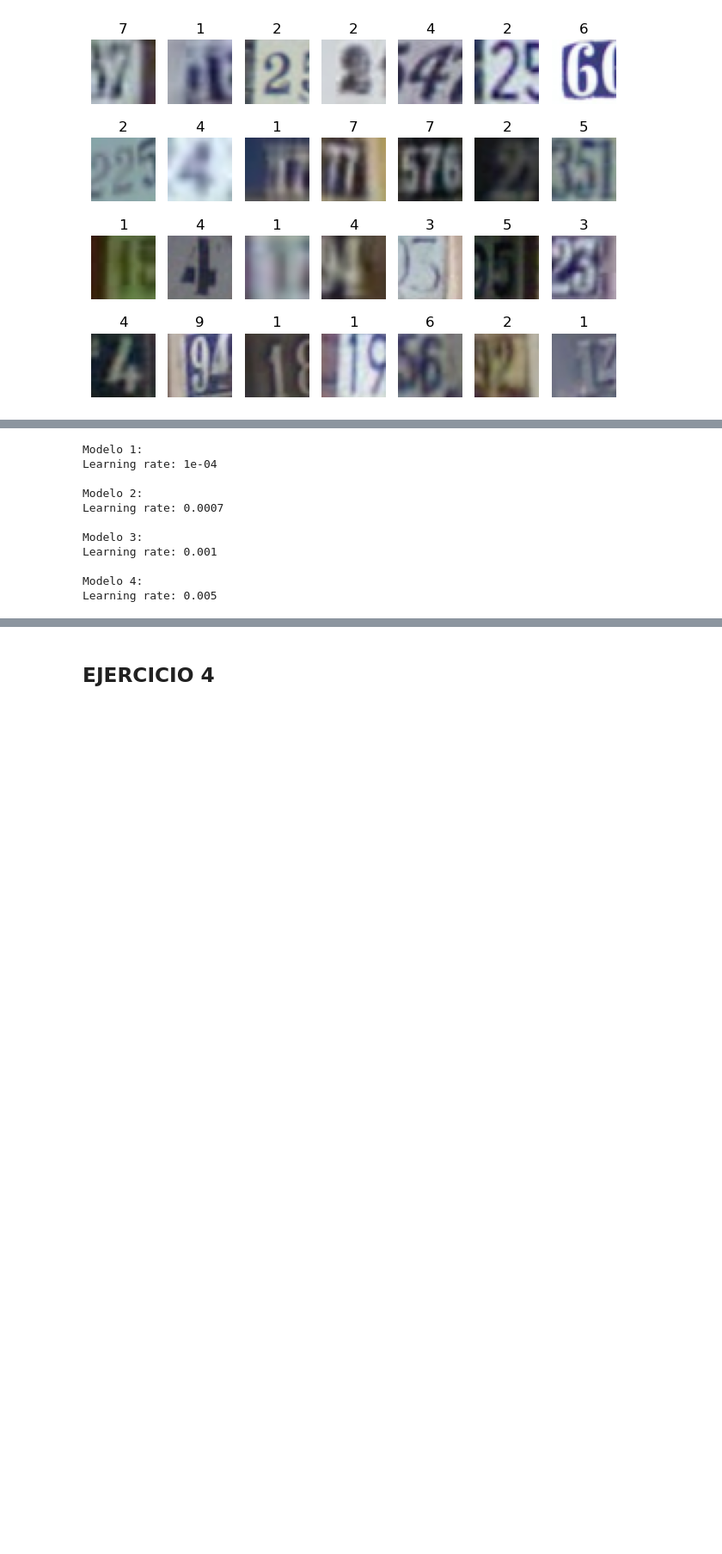
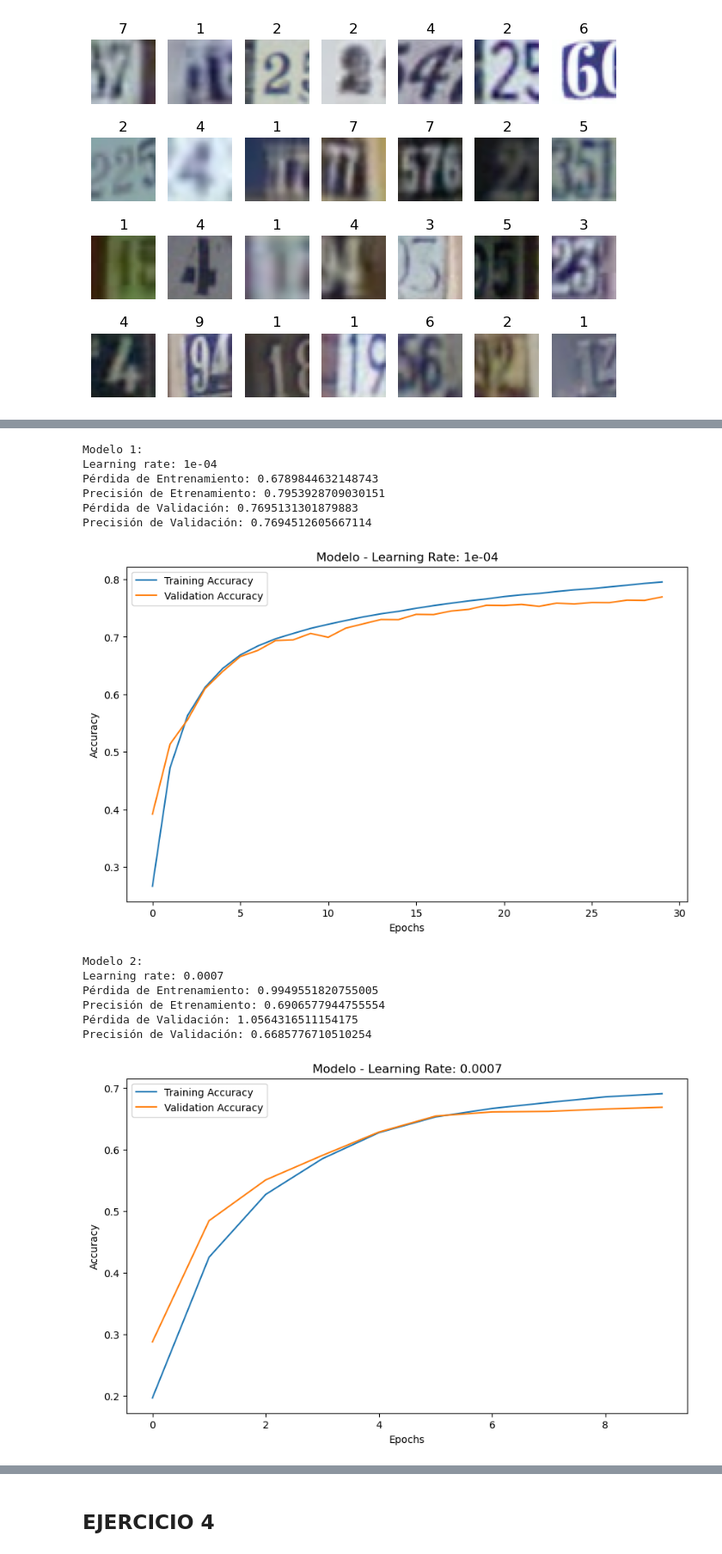
Before and after one commit to xabierguerrero/IABD_2425, a Jupyter notebook: Python_Ejers/SAPA/Deep_Learning/Ejercicios/4_3Ejercicios.ipynb, the cells around one changed output, grey strips where cells are left out. Shown at 86% size. Cells and saved outputs as stored; diff of their text form; code cells hidden in the pictures; blank space fills up the shorter version.

```diff
--- a/Python_Ejers/SAPA/Deep_Learning/Ejercicios/4_3Ejercicios.ipynb
+++ b/Python_Ejers/SAPA/Deep_Learning/Ejercicios/4_3Ejercicios.ipynb
@@ -391,32 +392,54 @@ Epoch 10/30
 # %%
 mejor_precision = 0
 mejor_modelo = None
 mejor_lr = None
 mejor_resultado = None
 
 
 for idx, history in enumerate(histories, start=1):
+    train_loss = history.history['loss'][-1]
+    train_accuracy = history.history['accuracy'][-1]
+    val_loss = history.history['val_loss'][-1]
+    val_accuracy= history.history['val_accuracy'][-1]
+
     print(f"\nModelo {idx}:")
     print("Learning rate:", models[idx-1].optimizer.learning_rate.numpy())
+    print("Pérdida de Entrenamiento:", train_loss)
+    print("Precisión de Etrenamiento:", train_accuracy)
+    print("Pérdida de Validación:", val_loss)
+    print("Precisión de Validación:", val_accuracy)
 
-    train_loss = history.history['loss'][-1]
-    train_accuracy = history.history['accuracy'][-1]
+    plt.figure(figsize=(10, 6))
+    plt.plot(history.history['accuracy'], label='Training Accuracy')
+    plt.plot(history.history['val_accuracy'], label='Validation Accuracy')
+    plt.xlabel('Epochs')
+    plt.ylabel('Accuracy')
+    plt.title(f'Modelo - Learning Rate: {str(models[idx-1].optimizer.learning_rate.numpy())}')
+    plt.legend()
+    plt.show()
+
+
+
+
 
     if train_accuracy > mejor_precision:
         mejor_precision = train_accuracy
         mejor_lr = models[idx-1].optimizer.learning_rate.numpy()
         mejor_resultado = (train_loss, train_accuracy)
         mejor_historial = history  # Guardar historial del mejor modelo
         mejor_modelo = models[idx-1]
 # %% [output]
 Modelo 1:
 Learning rate: 1e-04
-
-Modelo 2:
-Learning rate: 0.0007
-
-Modelo 3:
-Learning rate: 0.001
-
-Modelo 4:
-Learning rate: 0.005
+Pérdida de Entrenamiento: 0.6789844632148743
+Precisión de Etrenamiento: 0.7953928709030151
+Pérdida de Validación: 0.7695131301879883
+Precisión de Validación: 0.7694512605667114
+[figure, added]
+Modelo 2:
+Learning rate: 0.0007
+Pérdida de Entrenamiento: 0.9949551820755005
+Precisión de Etrenamiento: 0.6906577944755554
+Pérdida de Validación: 1.0564316511154175
+Precisión de Validación: 0.6685776710510254
+[figure, added]
```
Also changed, not shown: parts of 20 cells of this notebook, 4 other files.
